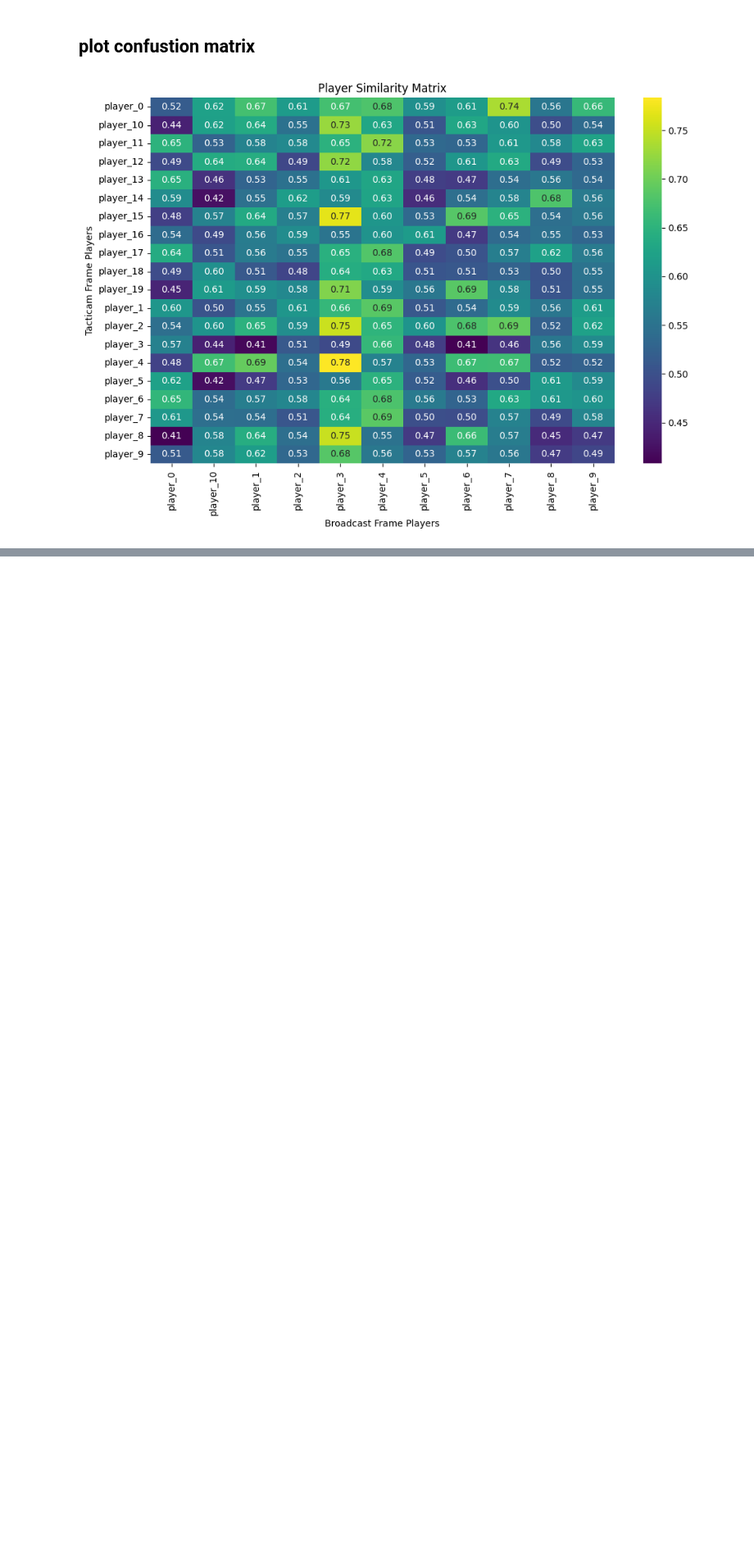
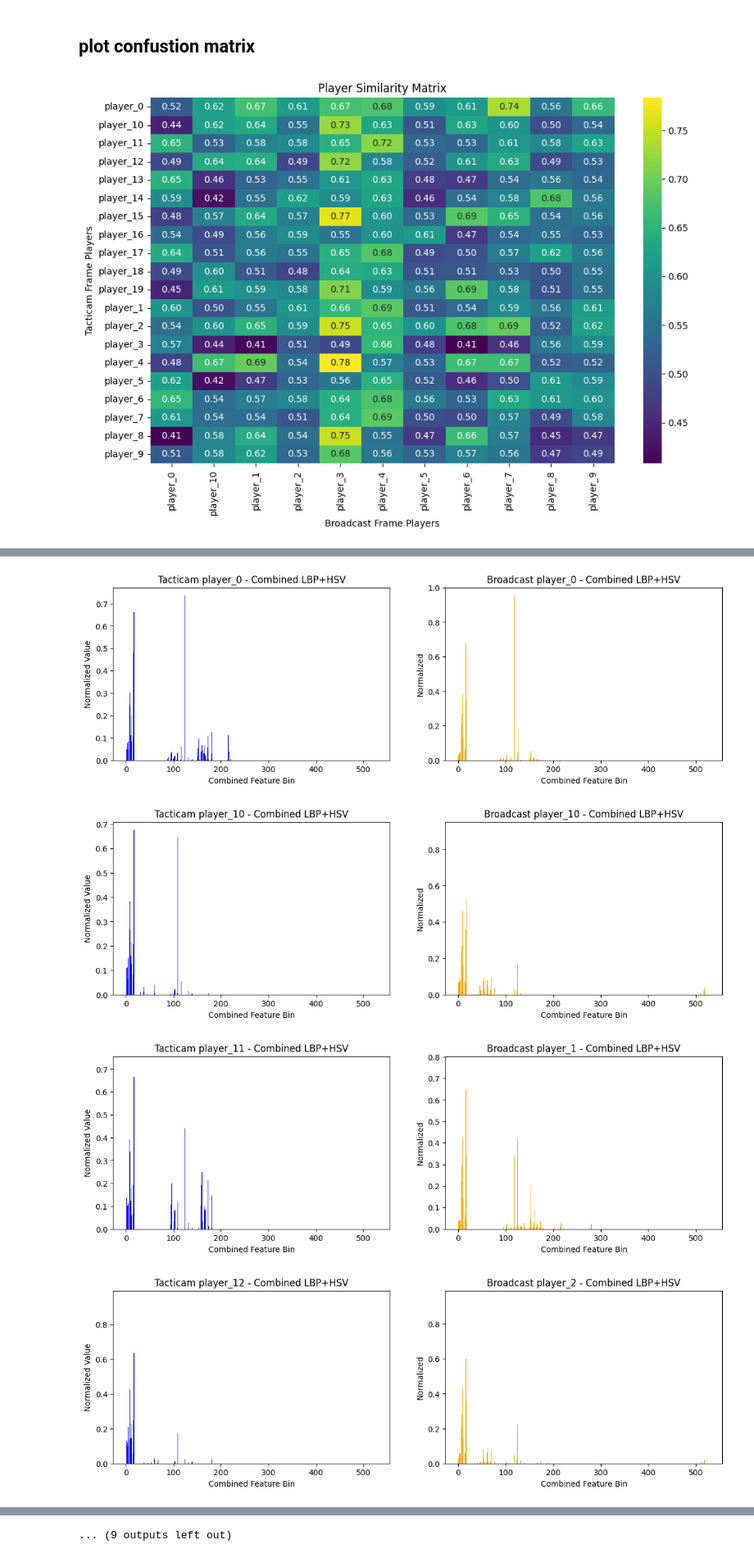
Before and after one commit to Vivek084c/Cross-Camera-Player-Mapping, a Jupyter notebook: similarity_pipline.ipynb, the cells around one changed output, grey strips where cells are left out. Shown at 82% size. Cells and saved outputs as stored; diff of their text form; code cells hidden in the pictures; blank space fills up the shorter version.

```diff
--- a/similarity_pipline.ipynb
+++ b/similarity_pipline.ipynb
@@ -302,0 +824,60 @@ plt.show()
+# %%
+import os
+import numpy as np
+import matplotlib.pyplot as plt
+
+def load_histograms(frame_dir, hist_type):
+    hists = []
+    names = []
+    for file in sorted(os.listdir(frame_dir)):
+        if file.endswith(hist_type):
+            path = os.path.join(frame_dir, file)
+            hist = np.load(path)
+            hists.append(hist)
+            names.append(file.replace(hist_type, ""))
+    return hists, names
+
+frame_dir_tacticam = "saved_LBP_HSV_tacticam/frame_0"
+frame_dir_broadcast = "saved_LBP_HSV_broadcast/frame_0"
+
+# Load both LBP and HSV histograms
+lbp_tac, names_tac = load_histograms(frame_dir_tacticam, "_lbp.npy")
+hsv_tac, _ = load_histograms(frame_dir_tacticam, "_hsv.npy")
+lbp_brd, names_brd = load_histograms(frame_dir_broadcast, "_lbp.npy")
+hsv_brd, _ = load_histograms(frame_dir_broadcast, "_hsv.npy")
+
+# Combine (concatenate) LBP and HSV for each player
+def combine_features(lbp_list, hsv_list):
+    combined = []
+    for lbp, hsv in zip(lbp_list, hsv_list):
+        # Normalize each part before concatenation for fair contribution
+        lbp_norm = lbp / (np.linalg.norm(lbp) + 1e-8)
+        hsv_norm = hsv / (np.linalg.norm(hsv) + 1e-8)
+        combined.append(np.concatenate([lbp_norm, hsv_norm]))
+    return combined
+
+combined_tac = combine_features(lbp_tac, hsv_tac)
+combined_brd = combine_features(lbp_brd, hsv_brd)
+
+num_players = max(len(combined_tac), len(combined_brd))
+
+# Plot combined histograms for each player
+for i in range(num_players):
+    plt.figure(figsize=(14, 4))
+    if i < len(combined_tac):
+        plt.subplot(1, 2, 1)
+        plt.bar(range(len(combined_tac[i])), combined_tac[i], color='blue')
+        plt.title(f"Tacticam {names_tac[i]} - Combined LBP+HSV")
+        plt.xlabel("Combined Feature Bin")
+        plt.ylabel("Normalized Value")
+    if i < len(combined_brd):
+        plt.subplot(1, 2, 2)
+        plt.bar(range(len(combined_brd[i])), combined_brd[i], color='orange')
+        plt.title(f"Broadcast {names_brd[i]} - Combined LBP+HSV")
+        plt.xlabel("Combined Feature Bin")
+        plt.ylabel("Normalized")
+# %% [output]
+[figure, added]
+[figure, added]
+[figure, added]
+[figure, added]
@@ -302,0 +892 @@ plt.show()
+... (9 outputs left out)
```
Also changed, not shown: parts of 43 cells of this notebook, 5 other files.
